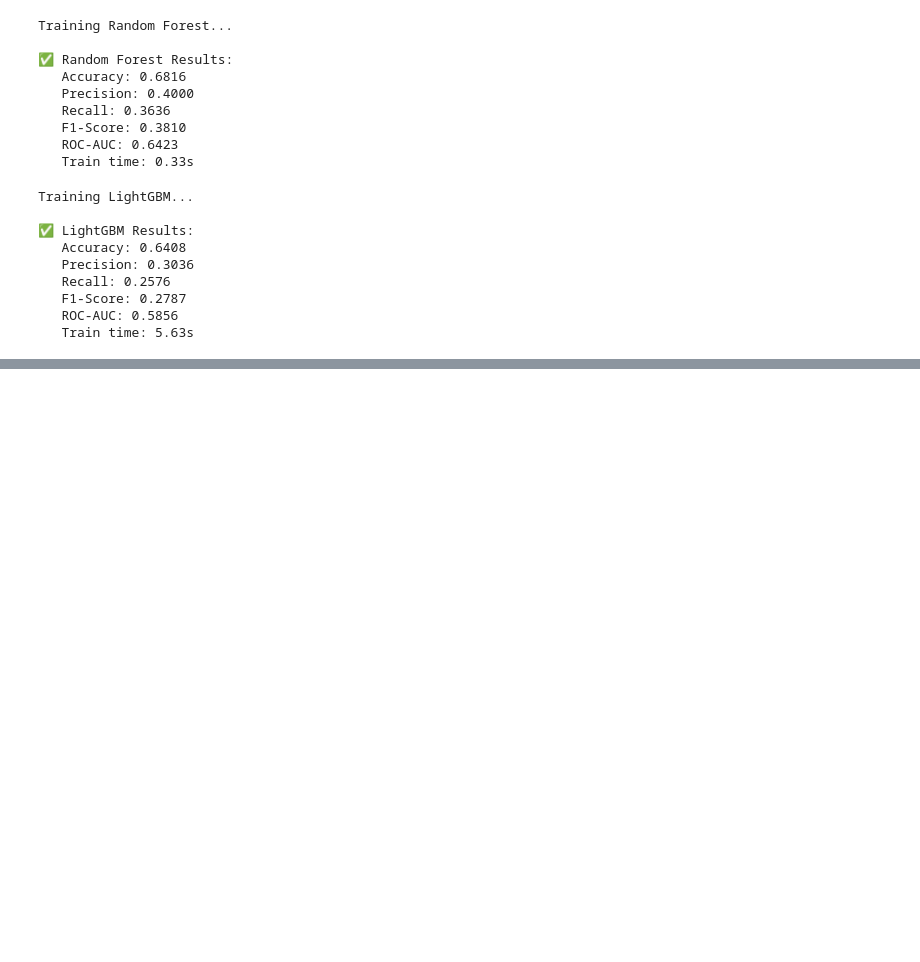
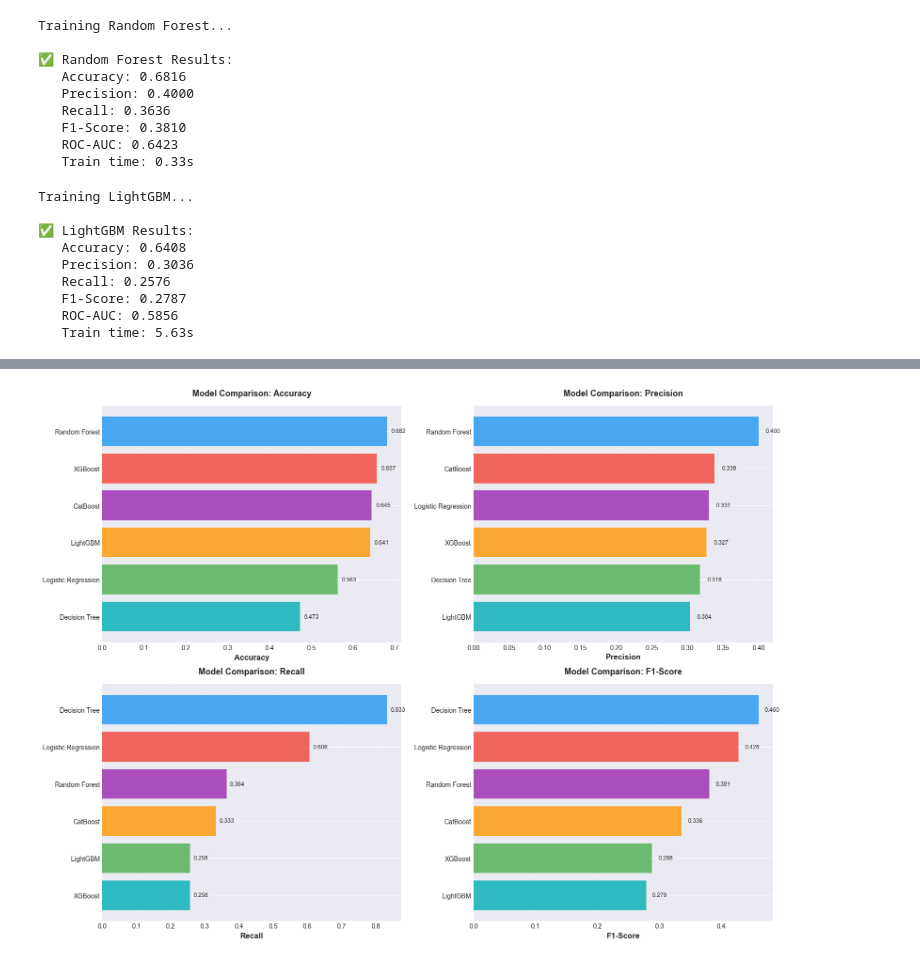
Before and after one commit to HarpinderC/ML-Business-Intelligence, a Jupyter notebook: customer-retention-analysis/notebooks/04_churn_modeling.ipynb, the cells around one changed output, grey strips where cells are left out. Cells and saved outputs as stored; diff of their text form; code cells hidden in the pictures; blank space fills up the shorter version.

```diff
--- a/customer-retention-analysis/notebooks/04_churn_modeling.ipynb
+++ b/customer-retention-analysis/notebooks/04_churn_modeling.ipynb
@@ -441,0 +565,28 @@ Training LightGBM...
+# %%
+# ┌────────────────────────────────────────────────────────────┐
+# │ Visualize Model Comparison                                │
+# └────────────────────────────────────────────────────────────┘
+
+fig, axes = plt.subplots(2, 2, figsize=(16, 12))
+
+metrics = ['Accuracy', 'Precision', 'Recall', 'F1-Score']
+colors = ['#00ADB5', '#4CAF50', '#FF9800', '#9C27B0', '#F44336', '#2196F3']
+
+for idx, (ax, metric) in enumerate(zip(axes.flat, metrics)):
+    data = comparison_df.sort_values(metric, ascending=True)
+    ax.barh(range(len(data)), data[metric], color=colors, alpha=0.8)
+    ax.set_yticks(range(len(data)))
+    ax.set_yticklabels(data['Model'])
+    ax.set_xlabel(metric, fontsize=12, fontweight='bold')
+    ax.set_title(f'Model Comparison: {metric}', fontsize=13, fontweight='bold', pad=15)
+    ax.grid(axis='x', alpha=0.3)
+
+    # Add value labels
+    for i, v in enumerate(data[metric]):
+        ax.text(v + 0.01, i, f'{v:.3f}', va='center', fontsize=9)
+
+plt.tight_layout()
+plt.savefig(DIR_FIGURES / '22_model_comparison.png', dpi=300, bbox_inches='tight')
+plt.show()
+# %% [output]
+[figure, added]
```
Also changed, not shown: parts of 15 cells of this notebook, 5 other files.
